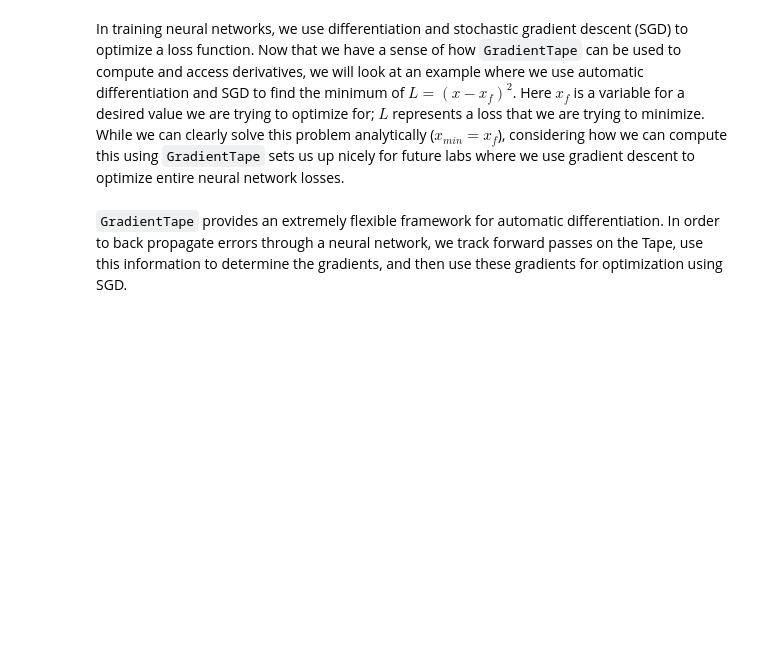
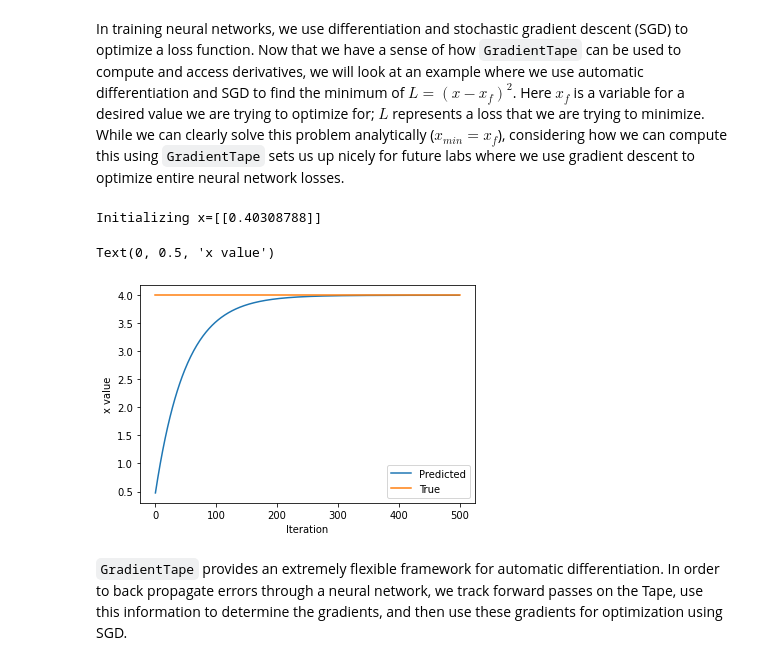
Before and after one commit to shuchita28/MIT-deep-learning-course, a Jupyter notebook: lab1/Part1_TensorFlow.ipynb, the cells around one changed output. Cells and saved outputs as stored; diff of their text form; code cells hidden in the pictures; blank space fills up the shorter version.

```diff
--- a/lab1/Part1_TensorFlow.ipynb
+++ b/lab1/Part1_TensorFlow.ipynb
@@ -311,35 +360,40 @@ assert dy_dx.numpy() == 6.0
 # %% [markdown]
 In training neural networks, we use differentiation and stochastic gradient descent (SGD) to optimize a loss function. Now that we have a sense of how `GradientTape` can be used to compute and access derivatives, we will look at an example where we use automatic differentiation and SGD to find the minimum of $L=(x-x_f)^2$. Here $x_f$ is a variable for a desired value we are trying to optimize for; $L$ represents a loss that we are trying to  minimize. While we can clearly solve this problem analytically ($x_{min}=x_f$), considering how we can compute this using `GradientTape` sets us up nicely for future labs where we use gradient descent to optimize entire neural network losses.
 # %%
+from keras.backend import argmin
 ### Function minimization with automatic differentiation and SGD ###
 
 # Initialize a random value for our initial x
 x = tf.Variable([tf.random.normal([1])])
 print("Initializing x={}".format(x.numpy()))
 
 learning_rate = 1e-2 # learning rate for SGD
 history = []
 # Define the target value
 x_f = 4
 
 # We will run SGD for a number of iterations. At each iteration, we compute the loss,
 #   compute the derivative of the loss with respect to x, and perform the SGD update.
 for i in range(500):
   with tf.GradientTape() as tape:
     '''TODO: define the loss as described above'''
-    loss = # TODO
+    loss = (x - x_f)**2
 
   # loss minimization using gradient tape
   grad = tape.gradient(loss, x) # compute the derivative of the loss with respect to x
   new_x = x - learning_rate*grad # sgd update
   x.assign(new_x) # update the value of x
   history.append(x.numpy()[0])
 
 # Plot the evolution of x as we optimize towards x_f!
 plt.plot(history)
 plt.plot([0, 500],[x_f,x_f])
 plt.legend(('Predicted', 'True'))
 plt.xlabel('Iteration')
 plt.ylabel('x value')
+# %% [output]
+Initializing x=[[0.40308788]]
+Text(0, 0.5, 'x value')
+[figure, added]
 # %% [markdown]
 `GradientTape` provides an extremely flexible framework for automatic differentiation. In order to back propagate errors through a neural network, we track forward passes on the Tape, use this information to determine the gradients, and then use these gradients for optimization using SGD.
```
Also changed, not shown: parts of 16 cells of this notebook.
